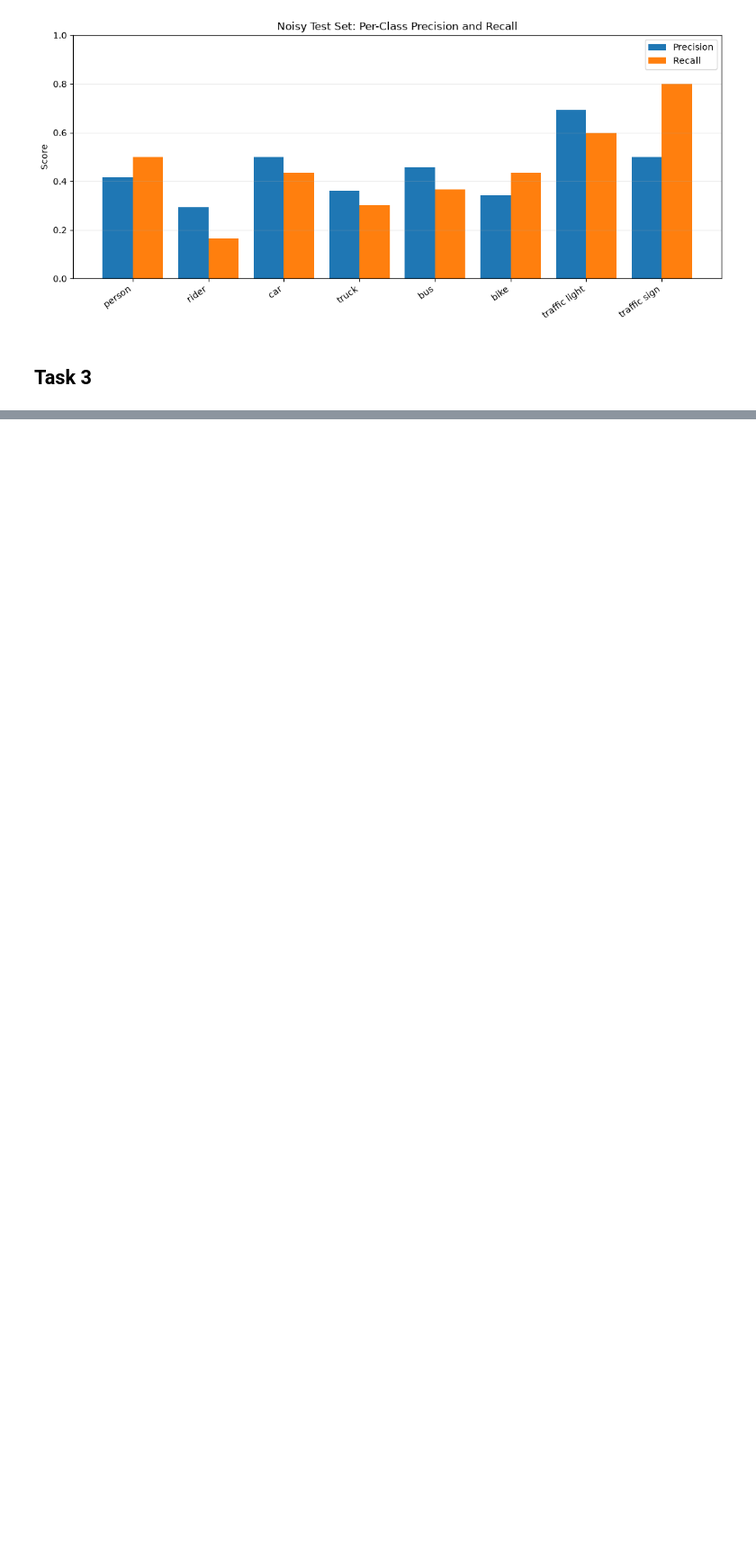
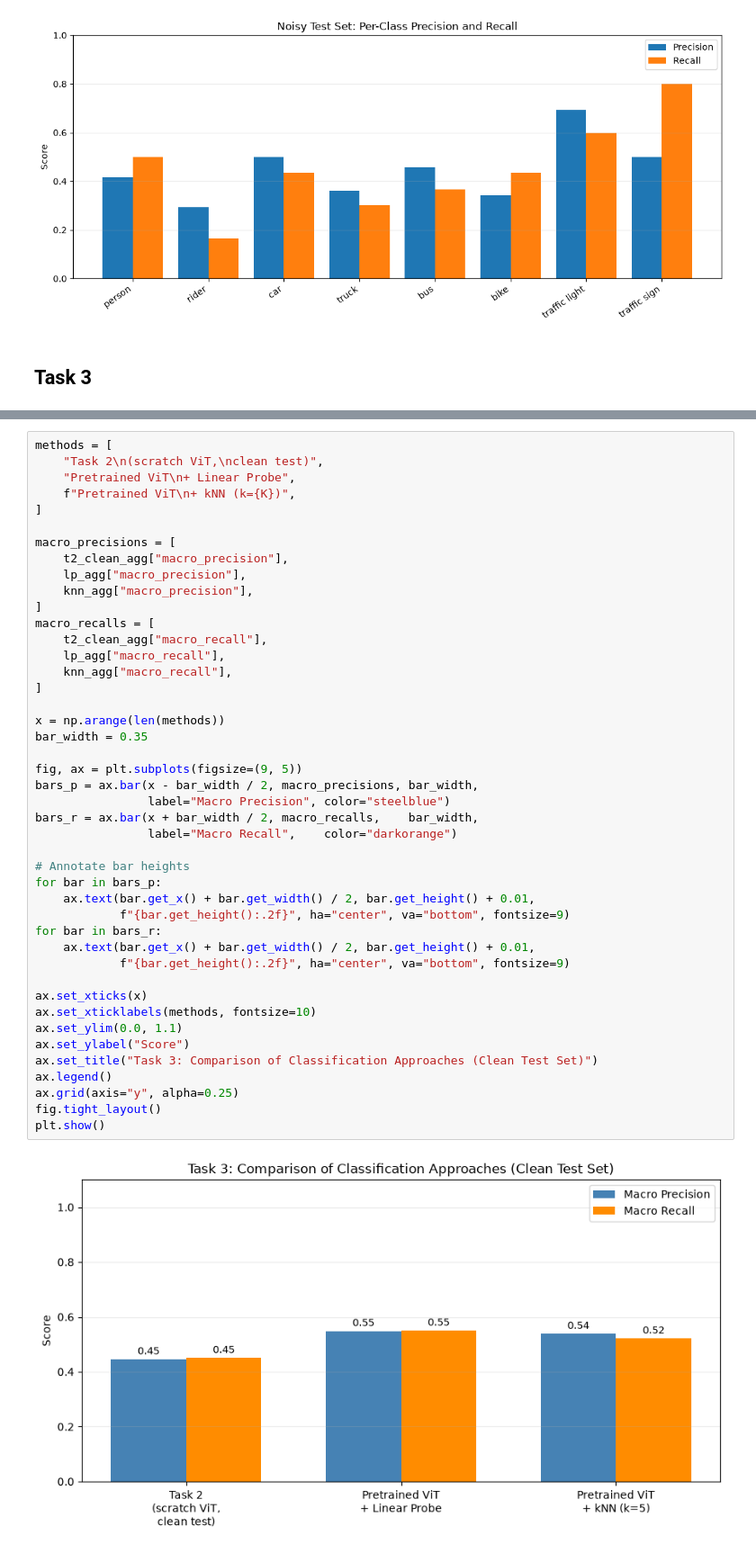
Before and after one commit to WouterFeijen/DL-Assignment-2, a Jupyter notebook: assignment2_skeleton.ipynb, the cells around one changed output, grey strips where cells are left out. Shown at 90% size. Drawn from its saved outputs; the diff is of its cells as text; blank space fills up the shorter version.

```diff
--- a/assignment2_skeleton.ipynb
+++ b/assignment2_skeleton.ipynb
@@ -1425,0 +1786,46 @@ class LinearProbeClassifier(nn.Module):
+# %%
+methods = [
+    "Task 2\n(scratch ViT,\nclean test)",
+    "Pretrained ViT\n+ Linear Probe",
+    f"Pretrained ViT\n+ kNN (k={K})",
+]
+
+macro_precisions = [
+    t2_clean_agg["macro_precision"],
+    lp_agg["macro_precision"],
+    knn_agg["macro_precision"],
+]
+macro_recalls = [
+    t2_clean_agg["macro_recall"],
+    lp_agg["macro_recall"],
+    knn_agg["macro_recall"],
+]
+
+x = np.arange(len(methods))
+bar_width = 0.35
+
+fig, ax = plt.subplots(figsize=(9, 5))
+bars_p = ax.bar(x - bar_width / 2, macro_precisions, bar_width,
+                label="Macro Precision", color="steelblue")
+bars_r = ax.bar(x + bar_width / 2, macro_recalls,    bar_width,
+                label="Macro Recall",    color="darkorange")
+
+# Annotate bar heights
+for bar in bars_p:
+    ax.text(bar.get_x() + bar.get_width() / 2, bar.get_height() + 0.01,
+            f"{bar.get_height():.2f}", ha="center", va="bottom", fontsize=9)
+for bar in bars_r:
+    ax.text(bar.get_x() + bar.get_width() / 2, bar.get_height() + 0.01,
+            f"{bar.get_height():.2f}", ha="center", va="bottom", fontsize=9)
+
+ax.set_xticks(x)
+ax.set_xticklabels(methods, fontsize=10)
+ax.set_ylim(0.0, 1.1)
+ax.set_ylabel("Score")
+ax.set_title("Task 3: Comparison of Classification Approaches (Clean Test Set)")
+ax.legend()
+ax.grid(axis="y", alpha=0.25)
+fig.tight_layout()
+plt.show()
+# %% [output]
+[figure, added]
```
Also changed, not shown: parts of 13 cells of this notebook, 2 other files.
